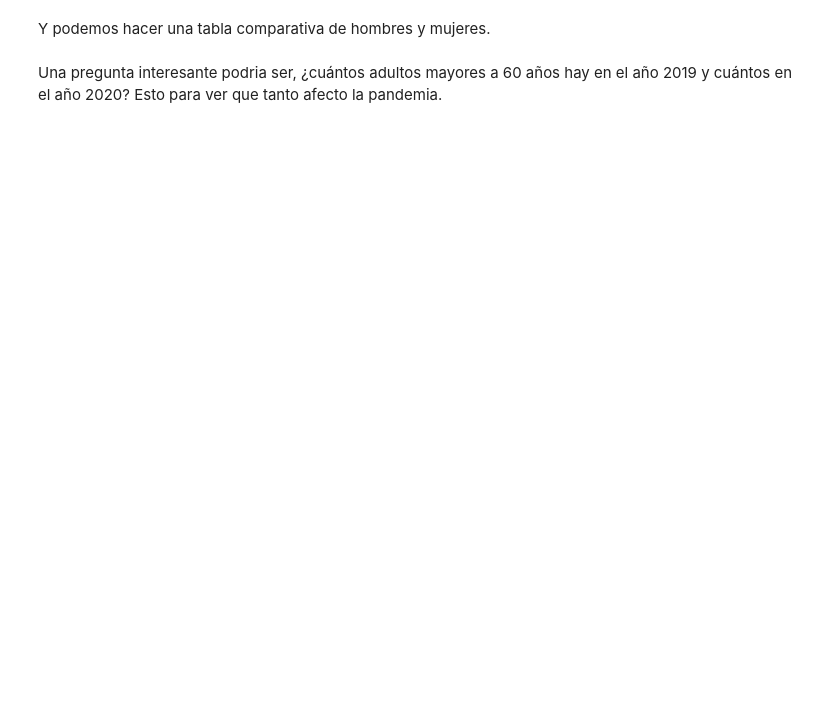
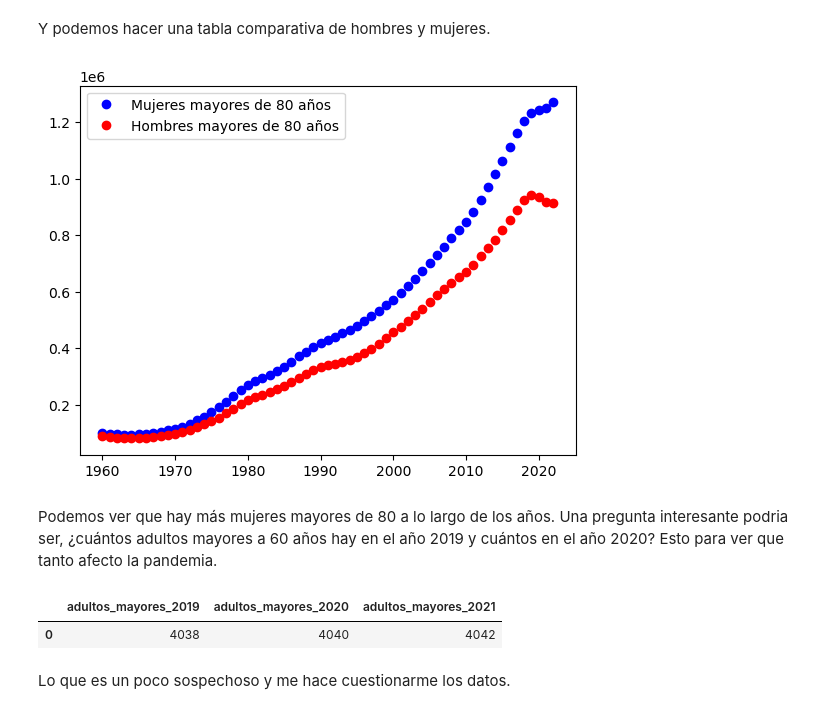
Before and after one commit to Gabo-always-learning/Base-de-Datos, a Jupyter notebook: POBLACION.ipynb, the cells around one changed output. Cells and saved outputs as stored; diff of their text form; code cells hidden in the pictures; blank space fills up the shorter version.

```diff
--- a/POBLACION.ipynb
+++ b/POBLACION.ipynb
@@ -28,0 +172,4 @@ def query_db(query):
+# %%
+df = pd.read_csv('health_nutrition_population_statistics.csv')
+
+print(df.columns)
@@ -28,0 +188,10 @@ def query_db(query):
+# %%
+for i in range(1960, 2023, 1):
+    df = df.rename(columns={f'{i}':f'year_{i}'})
+
+df = df.rename(columns={'Country Name':'Country_Name'})
+df = df.rename(columns={'Country Code':'Country_Code'})
+df = df.rename(columns={'Indicator Name':'Indicator_Name'})
+df = df.drop(columns='Indicator Code')
+df = df.replace("'",'"', regex=True)
+df.columns
@@ -39,5 +317,5 @@ df_mx
 # %% [markdown]
 Podemos ver cuanta gente ha tenido 80 años o más a lo largo de los años
 # %%
-df_mx_80 = df_mx[['Indicator_Name']==['Population ages 80 and above, male','Population ages 80 and above, female']]
+df_mx_80 = df_mx[df_mx['indicator_name'].isin(['Population ages 80 and above, male','Population ages 80 and above, female'])]
 df_mx_80
@@ -44,25 +327,39 @@ df_mx_80
 # %% [markdown]
 Y podemos hacer una tabla comparativa de hombres y mujeres.
 # %%
-df_mx_80.drop(columns=['Country_Name','Country_Code','Indicator_Name'])
-x = [i for i in range(1960,2023,1)]
+df_mx_80 = df_mx_80.drop(columns=['country_name','country_code','indicator_name'])
+x = [i for i in range(1960,2023)]
 f_80 = df_mx_80.iloc[0]
 m_80 = df_mx_80.iloc[1]
-
-plt.plot(x,f_80,'bo',m_80,'ro')
+# %%
+
+
+plt.plot(x,f_80,'bo',label = 'Mujeres mayores de 80 años')
+plt.plot(x,m_80,'ro',label = 'Hombres mayores de 80 años')
+plt.legend()
+plt.show()
+# %% [output]
+[figure, added]
 # %% [markdown]
+Podemos ver que hay más mujeres mayores de 80 a lo largo de los años.
 Una pregunta interesante podria ser, ¿cuántos adultos mayores a 60 años hay en el año 2019 y cuántos en el año 2020? Esto para ver que tanto afecto la pandemia.
 # %%
 query_2 = '''
-SELECT  Indicator_Name, SUM(2019), SUM(2020) FROM Poblacion_global
-WHERE Country_Name = "Mexico" AND Indicator_Name = "Population ages 80 and above, male"
-OR Country_Name = "Mexico" AND Indicator_Name = "Population ages 80 and above, female"
-OR Country_Name = "Mexico" AND Indicator_Name = "Population ages 70 and above, male"
-OR Country_Name = "Mexico" AND Indicator_Name = "Population ages 70 and above, female"
-OR Country_Name = "Mexico" AND Indicator_Name = "Population ages 60 and above, male"
-OR Country_Name = "Mexico" AND Indicator_Name = "Population ages 80 and above, female"
+SELECT SUM(2019) as Adultos_mayores_2019, SUM(2020) as Adultos_mayores_2020, SUM(2021) as Adultos_mayores_2021
+FROM Poblacion_global
+WHERE Country_Name = 'Mexico' AND Indicator_Name = 'Population ages 80 and above, male'
+OR Country_Name = 'Mexico' AND Indicator_Name = 'Population ages 80 and above, female'
+OR Country_Name = 'Mexico' AND Indicator_Name = 'Population ages 70 and above, male'
+OR Country_Name = 'Mexico' AND Indicator_Name = 'Population ages 70 and above, female'
+OR Country_Name = 'Mexico' AND Indicator_Name = 'Population ages 60 and above, male'
+OR Country_Name = 'Mexico' AND Indicator_Name = 'Population ages 80 and above, female'
 '''
 
 df_mx_mayores  = query_db(query_2)
 
-df_mx_mayores.iloc[0,1]
+df_mx_mayores
+# %% [output]
+|  | adultos_mayores_2019 | adultos_mayores_2020 | adultos_mayores_2021 |
+| 0 | 4038 | 4040 | 4042 |
+# %% [markdown]
+Lo que es un poco sospechoso y me hace cuestionarme los datos.
```
Also changed, not shown: parts of 13 cells of this notebook.
